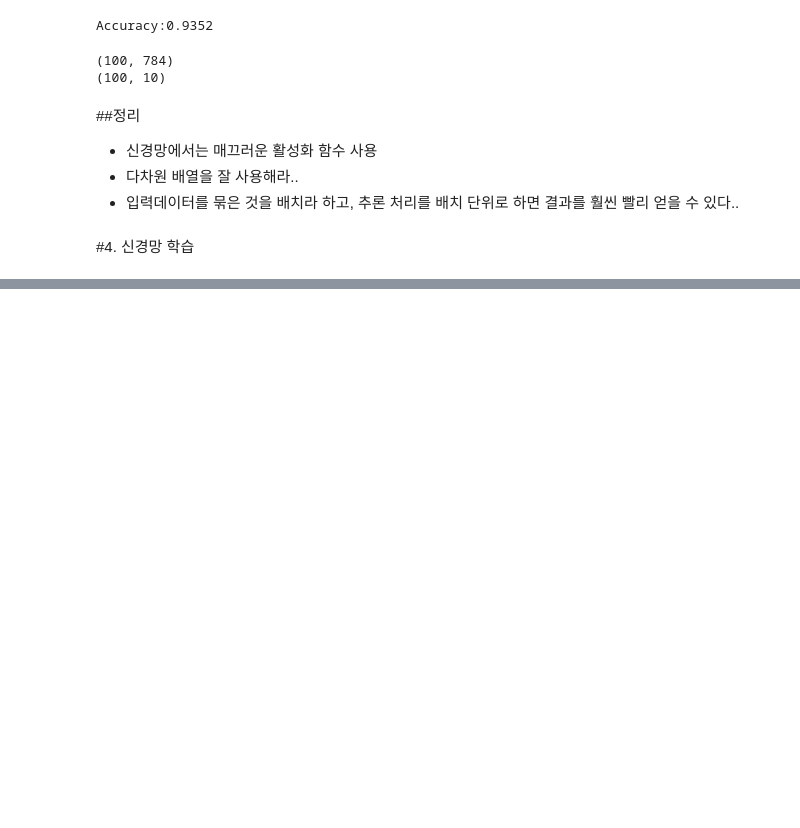
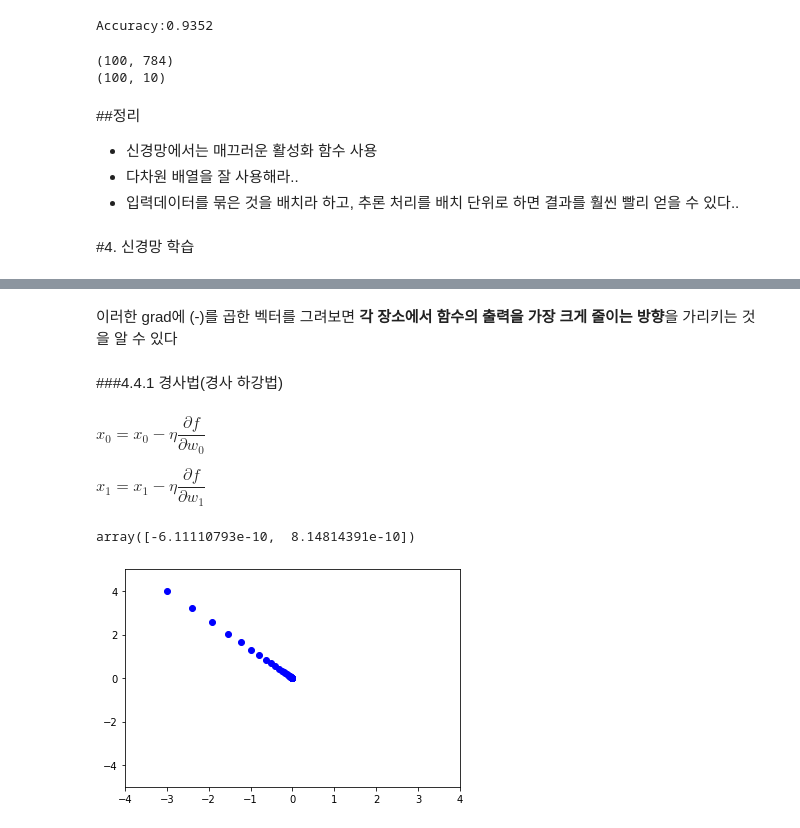
Before and after one commit to dong-tak123/Deep_Learning_From_Scratch, a Jupyter notebook: Deep_Learning_From_Scratch_1.ipynb, the cells around one changed output, grey strips where cells are left out. Drawn from its saved outputs; the diff is of its cells as text; code cells hidden in the pictures; blank space fills up the shorter version.

```diff
--- a/Deep_Learning_From_Scratch_1.ipynb
+++ b/Deep_Learning_From_Scratch_1.ipynb
@@ -687,0 +964,11 @@ print(y_batch.shape)
+# %%
+def numerical_gradient(f, X):
+    if X.ndim == 1:
+        return numerical_gradient_no_batch(f, X)
+    else:
+        grad = np.zeros_like(X)
+
+        for idx, x in enumerate(X):
+            grad[idx] = numerical_gradient_no_batch(f, x)
+
+        return grad
@@ -687,0 +983,8 @@ print(y_batch.shape)
+# %% [markdown]
+이러한 grad에 (-)를 곱한 벡터를 그려보면 **각 장소에서 함수의 출력을 가장 크게 줄이는 방향**을 가리키는 것을 알 수 있다
+# %% [markdown]
+###4.4.1 경사법(경사 하강법)
+# %% [markdown]
+$x_0 = x_0 - \eta\dfrac{\partial{f}}{\partial{w_0}}$
+
+$x_1 = x_1 - \eta\dfrac{\partial{f}}{\partial{w_1}}$
@@ -687,0 +1000,20 @@ print(y_batch.shape)
+# %%
+def gradient_descent_with_graph(f, init_x, lr=0.01, step_num = 100):
+    x = init_x
+
+    # step마다 grad를 구하고 descent 수행
+    for i in range(step_num):
+        plt.scatter(x[0], x[1], c='b')
+        plt.xlim((-4, 4))
+        plt.ylim((-5, 5))
+        grad = numerical_gradient(f, x)
+        x -= lr * grad
+    return x
+# %%
+init_x = np.array([-3.0, 4.0])
+
+# 최적값으로 잘 가는 경우..
+gradient_descent_with_graph(function_2, init_x=init_x, lr=0.1, step_num=100)
+# %% [output]
+array([-6.11110793e-10,  8.14814391e-10])
+[figure, added]
```
Also changed, not shown: parts of 78 cells of this notebook.
